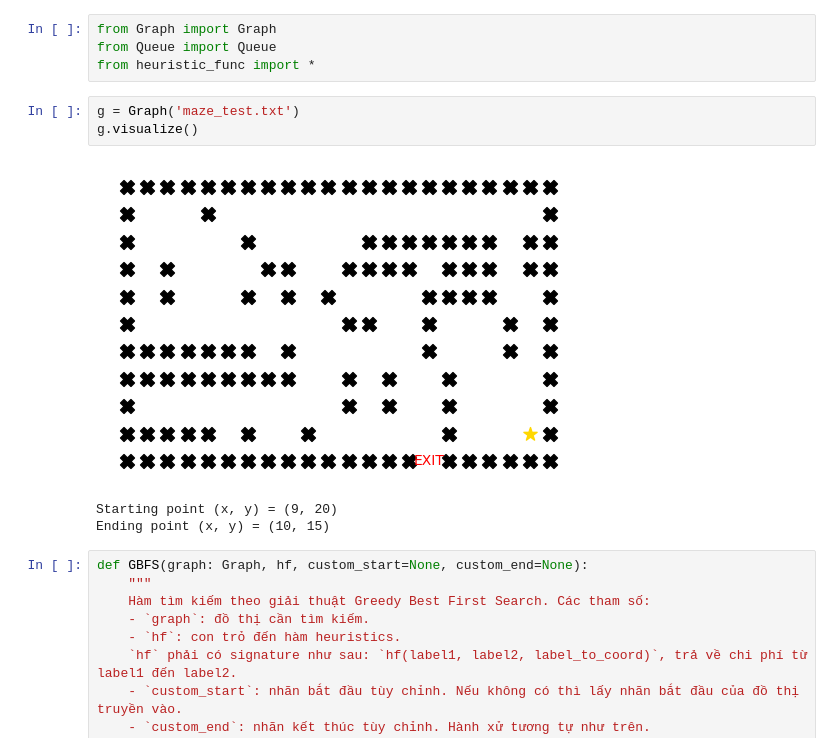
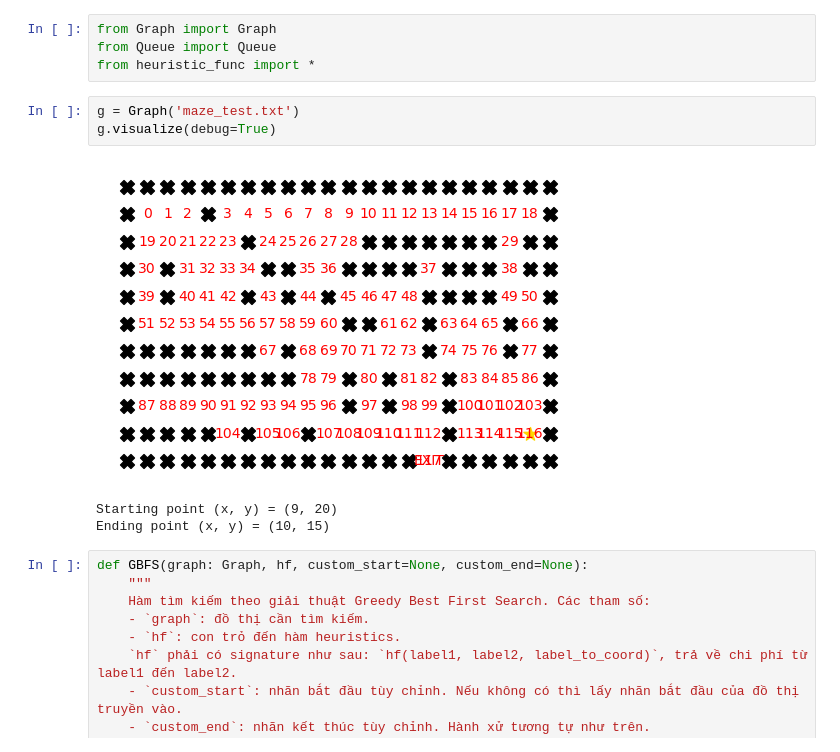
Before and after one commit to hungngocphat01/HCMUS-IntroAI-Project01-Pathfinding, a Jupyter notebook: GBFS.ipynb, the cells around one changed output. Saved outputs shown, nothing was run; the diff lists cells and outputs as text.

```diff
--- a/GBFS.ipynb
+++ b/GBFS.ipynb
@@ -4,9 +4,9 @@ from Queue import Queue
 from heuristic_func import *
 # %%
 g = Graph('maze_test.txt')
-g.visualize()
+g.visualize(debug=True)
 # %% [output]
-[figure, old version]
+[figure, new version]
 Starting point (x, y) = (9, 20)
 Ending point (x, y) = (10, 15)
 # %%
```
Also changed, not shown: 11 other files.
